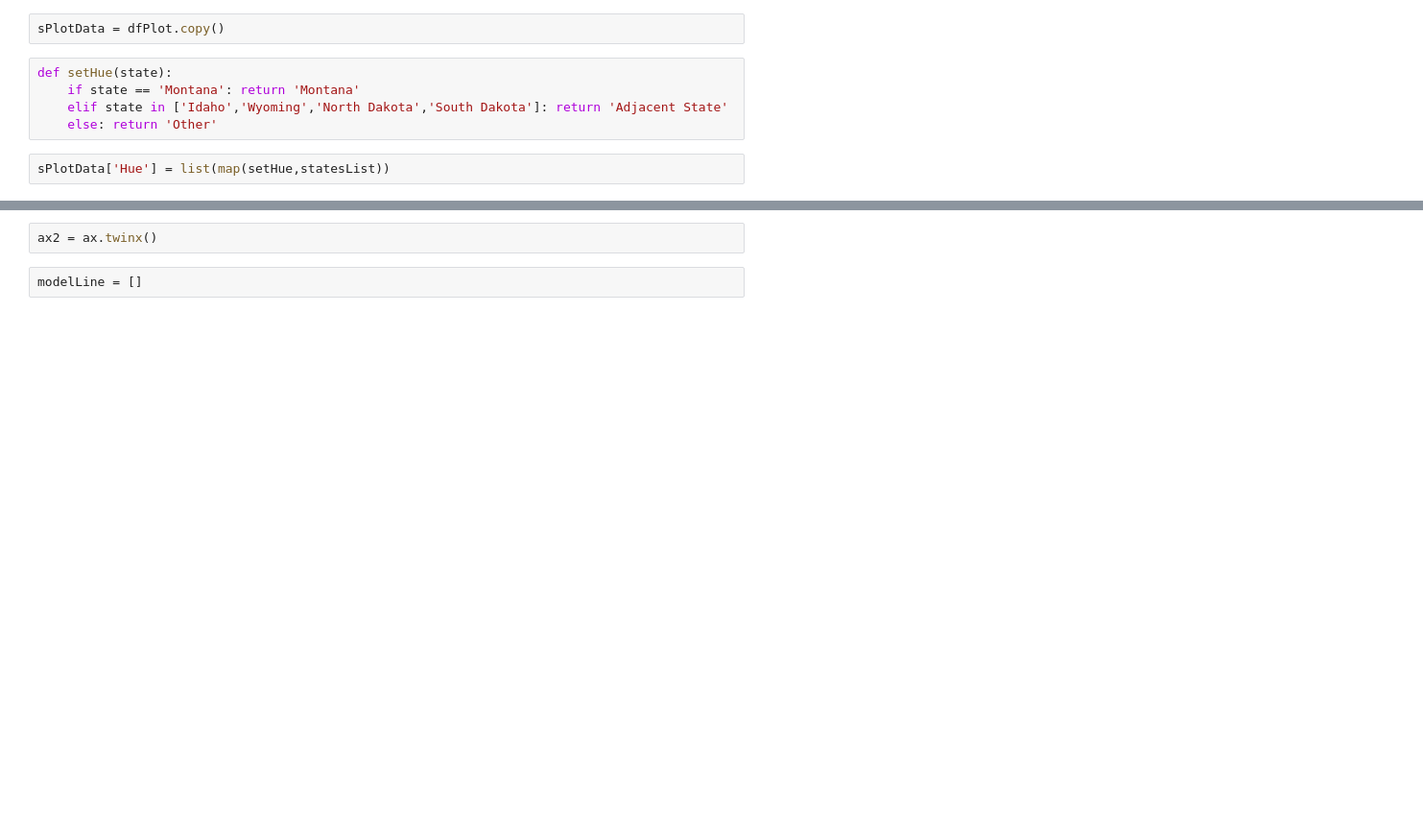
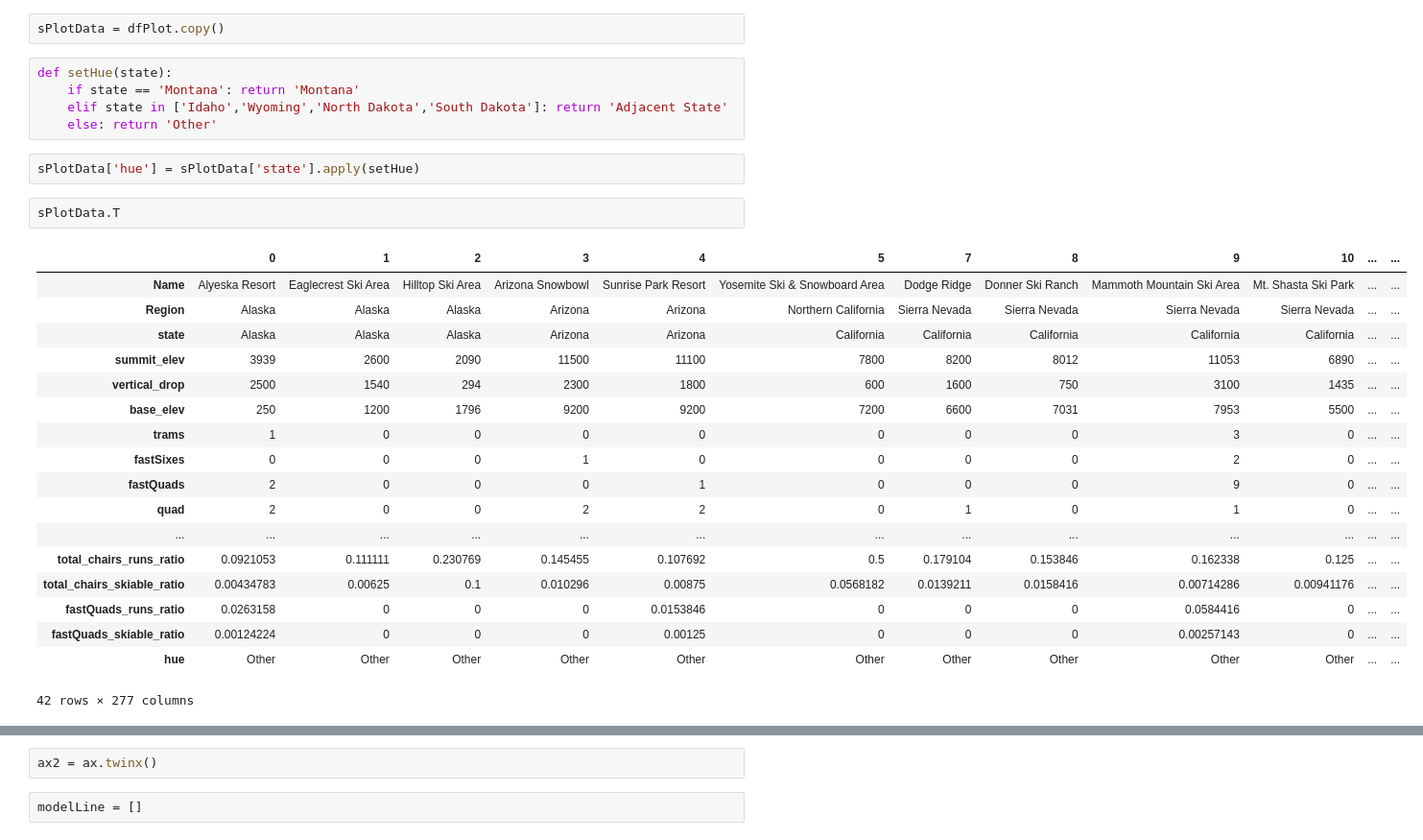
Before and after one commit to Smithright/Springboard, a Jupyter notebook: DataScienceGuidedCapstone-master/Step Six - Presentation Prep/06_presentation.ipynb, the cells around one changed output, grey strips where cells are left out. Shown: that part at 96% size. Drawn from its saved outputs; the diff is of its cells as text; blank space fills up the shorter version.

Commit message:
debugging plot renders

```diff
--- a/DataScienceGuidedCapstone-master/Step Six - Presentation Prep/06_presentation.ipynb
+++ b/DataScienceGuidedCapstone-master/Step Six - Presentation Prep/06_presentation.ipynb
@@ -103,7 +90,28 @@ def setHue(state):
     if state == 'Montana': return 'Montana'
     elif state in ['Idaho','Wyoming','North Dakota','South Dakota']: return 'Adjacent State'
     else: return 'Other'
-# %%
-sPlotData['Hue'] = list(map(setHue,statesList))
+# %%
+sPlotData['hue'] = sPlotData['state'].apply(setHue)
+# %%
+sPlotData.T
+# %% [output]
+|  | 0 | 1 | 2 | 3 | 4 | 5 | 7 | 8 | 9 | 10 | ... | ... |
+| Name | Alyeska Resort | Eaglecrest Ski Area | Hilltop Ski Area | Arizona Snowbowl | Sunrise Park Resort | Yosemite Ski & Snowboard Area | Dodge Ridge | Donner Ski Ranch | Mammoth Mountain Ski Area | Mt. Shasta Ski Park | ... | ... |
+| Region | Alaska | Alaska | Alaska | Arizona | Arizona | Northern California | Sierra Nevada | Sierra Nevada | Sierra Nevada | Sierra Nevada | ... | ... |
+| state | Alaska | Alaska | Alaska | Arizona | Arizona | California | California | California | California | California | ... | ... |
+| summit_elev | 3939 | 2600 | 2090 | 11500 | 11100 | 7800 | 8200 | 8012 | 11053 | 6890 | ... | ... |
+| vertical_drop | 2500 | 1540 | 294 | 2300 | 1800 | 600 | 1600 | 750 | 3100 | 1435 | ... | ... |
+| base_elev | 250 | 1200 | 1796 | 9200 | 9200 | 7200 | 6600 | 7031 | 7953 | 5500 | ... | ... |
+| trams | 1 | 0 | 0 | 0 | 0 | 0 | 0 | 0 | 3 | 0 | ... | ... |
+| fastSixes | 0 | 0 | 0 | 1 | 0 | 0 | 0 | 0 | 2 | 0 | ... | ... |
+| fastQuads | 2 | 0 | 0 | 0 | 1 | 0 | 0 | 0 | 9 | 0 | ... | ... |
+| quad | 2 | 0 | 0 | 2 | 2 | 0 | 1 | 0 | 1 | 0 | ... | ... |
+| ... | ... | ... | ... | ... | ... | ... | ... | ... | ... | ... | ... | ... |
+| total_chairs_runs_ratio | 0.0921053 | 0.111111 | 0.230769 | 0.145455 | 0.107692 | 0.5 | 0.179104 | 0.153846 | 0.162338 | 0.125 | ... | ... |
+| total_chairs_skiable_ratio | 0.00434783 | 0.00625 | 0.1 | 0.010296 | 0.00875 | 0.0568182 | 0.0139211 | 0.0158416 | 0.00714286 | 0.00941176 | ... | ... |
+| fastQuads_runs_ratio | 0.0263158 | 0 | 0 | 0 | 0.0153846 | 0 | 0 | 0 | 0.0584416 | 0 | ... | ... |
+| fastQuads_skiable_ratio | 0.00124224 | 0 | 0 | 0 | 0.00125 | 0 | 0 | 0 | 0.00257143 | 0 | ... | ... |
+| hue | Other | Other | Other | Other | Other | Other | Other | Other | Other | Other | ... | ... |
+42 rows × 277 columns
 # %%
 fig, ax = plt.subplots()
```
Also changed, not shown: parts of 14 cells of this notebook.
